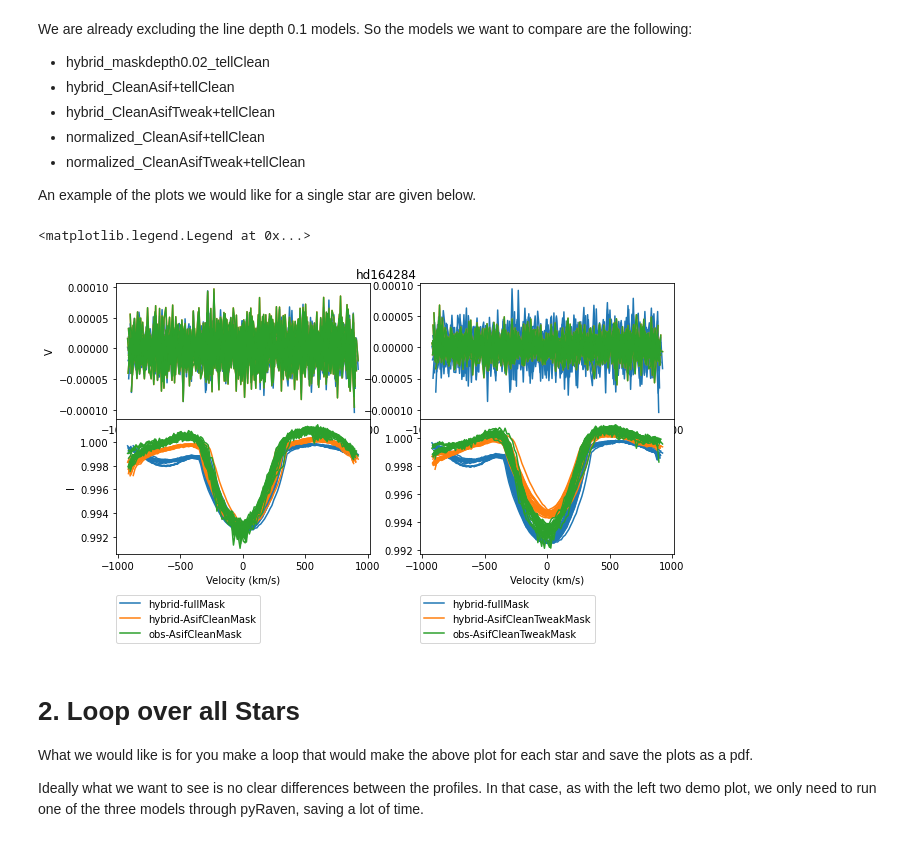
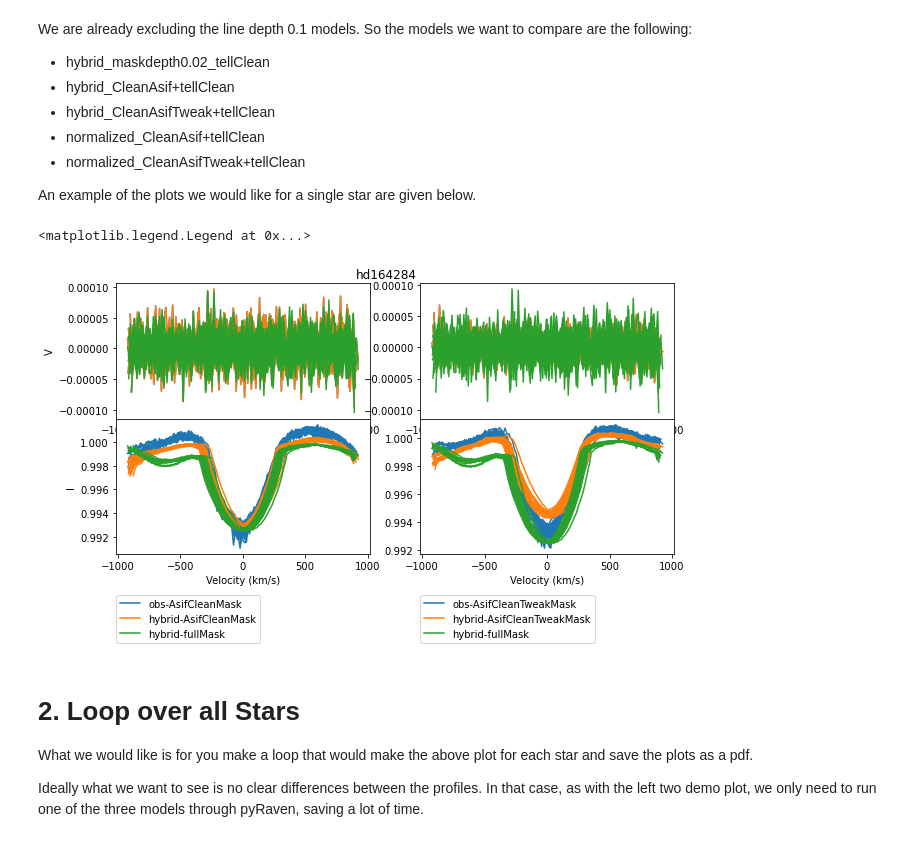
Before and after one commit to veropetit/BeStarsMiMeS, a Jupyter notebook: 12-LSDComparison/12-LSDComparisons.ipynb, the cells around one changed output. Cells and saved outputs as stored; diff of their text form; code cells hidden in the pictures.

```diff
--- a/12-LSDComparison/12-LSDComparisons.ipynb
+++ b/12-LSDComparison/12-LSDComparisons.ipynb
@@ -95,16 +94,16 @@ We are already excluding the line depth 0.1 models. So the models we want to com
 
 An example of the plots we would like for a single star are given below.
 # %%
-models1=['hybrid_maskdepth0.02_tellClean',
+models1=['normalized_CleanAsif+tellClean',
          'hybrid_CleanAsif+tellClean',
-         'normalized_CleanAsif+tellClean']
+         'hybrid_maskdepth0.02_tellClean']
 
-models2=['hybrid_maskdepth0.02_tellClean',
+models2=['normalized_CleanAsifTweak+tellClean',
  'hybrid_CleanAsifTweak+tellClean',
- 'normalized_CleanAsifTweak+tellClean']
+ 'hybrid_maskdepth0.02_tellClean']
 
-labels1=['hybrid-fullMask','hybrid-AsifCleanMask','obs-AsifCleanMask']
-labels2=['hybrid-fullMask','hybrid-AsifCleanTweakMask','obs-AsifCleanTweakMask']
+labels1=['obs-AsifCleanMask','hybrid-AsifCleanMask','hybrid-fullMask']
+labels2=['obs-AsifCleanTweakMask','hybrid-AsifCleanTweakMask','hybrid-fullMask']
 
 star=StarData['Name'][49]#12
 obs=Observations.loc[Observations["Name"]==star]
@@ -116,34 +115,34 @@ for j in range(len(models1)): #Loop over the models
         #Left Plots
         file = '{}03-LSD-calculations/LSD/{}/{}_{}.lsd'.format(path,models1[j],star,i+1)
         lsd = pol.iolsd.read_lsd(file)
         vrad=obs['Unnamed: 11'][obs.index[i]]
         if i ==0:
             ax[1,0].plot(lsd.vel+vrad, lsd.specI, ms=3,label=labels1[j],color='C{}'.format(j))
         else:
             ax[1,0].plot(lsd.vel+vrad, lsd.specI, ms=3,color='C{}'.format(j))
         ax[0,0].plot(lsd.vel+vrad, lsd.specV, ms=3,color='C{}'.format(j))
         plt.subplots_adjust(hspace=.0)
         ax[1,0].set_xlabel('Velocity (km/s)')
         ax[1,0].set_ylabel('I')
         ax[0,0].set_ylabel('V')
 
         #Right Plots
         file2 = '{}03-LSD-calculations/LSD/{}/{}_{}.lsd'.format(path,models2[j],star,i+1)
         lsd2 = pol.iolsd.read_lsd(file2)
         if i==0:
             ax[1,1].plot(lsd2.vel+vrad, lsd2.specI, ms=3,label=labels2[j],color='C{}'.format(j))
         else:
             ax[1,1].plot(lsd2.vel+vrad, lsd2.specI, ms=3,color='C{}'.format(j))
         ax[0,1].plot(lsd2.vel+vrad, lsd2.specV, ms=3,color='C{}'.format(j))
         plt.subplots_adjust(hspace=.0)
         ax[1,1].set_xlabel('Velocity (km/s)')
 
 fig.suptitle(star,y=0.92)
 ax[1,0].legend(loc=(0,-0.65))
 ax[1,1].legend(loc=(0,-0.65))
 # %% [output]
 <matplotlib.legend.Legend at 0x...>
-[figure, old version]
+[figure, new version]
 # %% [markdown]
 # 2. Loop over all Stars
 
```
Also changed, not shown: parts of 1 cell of this notebook.
